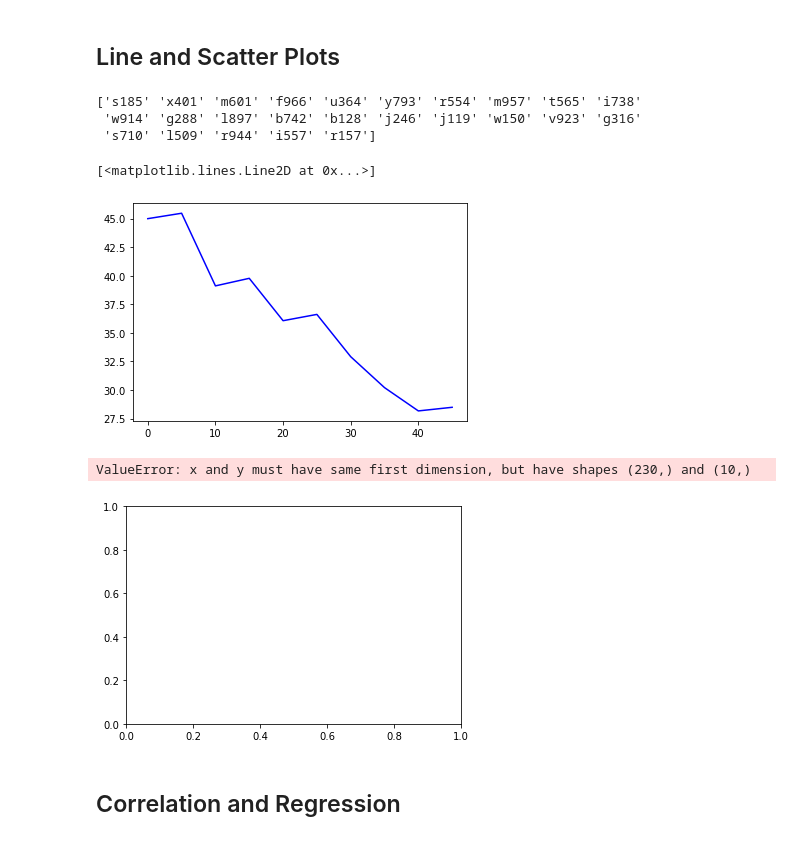
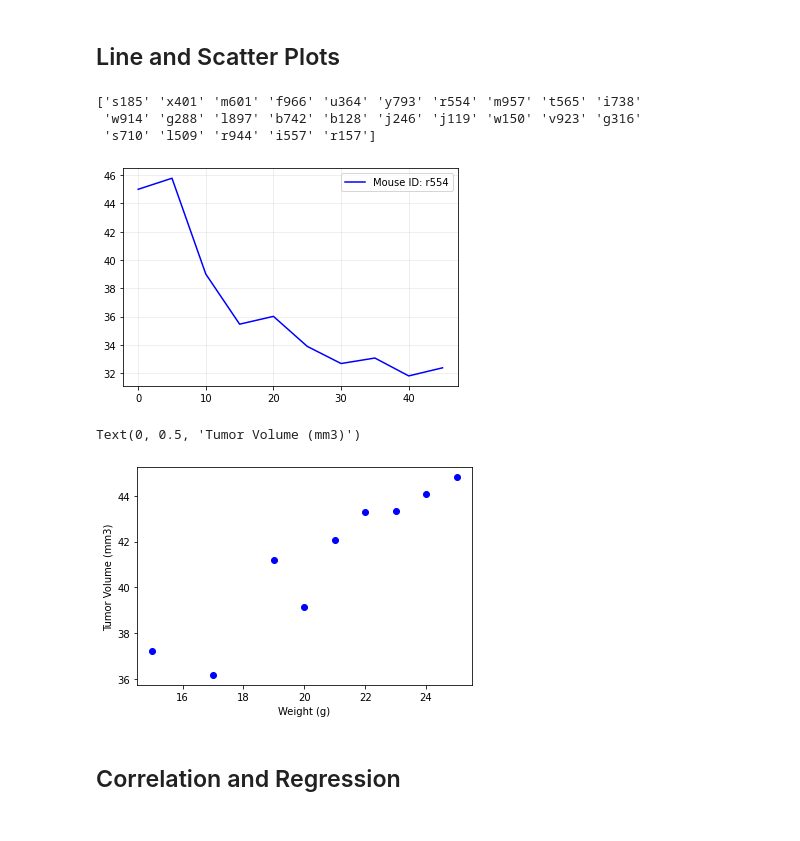
Before and after one commit to i-am-phoenix/rice-btcmp-hw5-matplotlib-challenge, a Jupyter notebook: pymaceuticals_starter.ipynb, the cells around one changed output. Cells and saved outputs as stored; diff of their text form; code cells hidden in the pictures.

Commit message:
Added regression line and calculated corresponding stats. Added labels to the plots

```diff
--- a/pymaceuticals_starter.ipynb
+++ b/pymaceuticals_starter.ipynb
@@ -360,25 +360,38 @@ Text(0.5, 0, 'Drug Regiment')
 list_of_mice_on_Capomulin=all_data[all_data['Drug Regimen']=="Capomulin"]['Mouse ID'].unique()
 print(list_of_mice_on_Capomulin)
 
-# selecting Mouse Id x401
-x=all_data[all_data['Mouse ID']=="x401"]['Timepoint']
-y=all_data[all_data['Mouse ID']=="x401"]['Tumor Volume (mm3)']
-plt.plot(x,y, c="b")
+# randomly select Mouse Id
+import random
+mouse_ID_4_plotting=random.choice(list_of_mice_on_Capomulin)
+# for the sake of reporting to README.md will choose Mouse ID r554
+mouse_ID_4_plotting="r554"
+x=all_data[all_data['Mouse ID']==mouse_ID_4_plotting]['Timepoint']
+y=all_data[all_data['Mouse ID']==mouse_ID_4_plotting]['Tumor Volume (mm3)']
+plt.plot(x,y, c="b", label=f"Mouse ID: {mouse_ID_4_plotting}")
+plt.legend()
+plt.grid(alpha=0.25)
 # %% [output]
 ['s185' 'x401' 'm601' 'f966' 'u364' 'y793' 'r554' 'm957' 't565' 'i738'
  'w914' 'g288' 'l897' 'b742' 'b128' 'j246' 'j119' 'w150' 'v923' 'g316'
  's710' 'l509' 'r944' 'i557' 'r157']
-[<matplotlib.lines.Line2D at 0x...>]
-[figure, old version]
+[figure, new version]
 # %%
 # Generate a scatter plot of average tumor volume vs. mouse weight for the Capomulin regimen
-x=all_data[all_data['Drug Regimen']=="Capomulin"]['Weight (g)']
-y=all_data[all_data['Mouse ID']=="x401"]['Tumor Volume (mm3)']
-plt.plot(x,y, c="b")
-(x,y)
+# x axis represents mice weights of only the mice who were treated with Capomulin
+x=all_data[all_data['Drug Regimen']=="Capomulin"]['Weight (g)'].unique()
+
+# to get y coordinates we first filter the data by dryg name, then group by mouse weight and then
+# take mean of Tumor Volume measurements for each weight group
+y=all_data[all_data['Drug Regimen']=="Capomulin"].groupby('Weight (g)')['Tumor Volume (mm3)'].mean()
+
+# setting up the scater plot
+plt.scatter(x,y, c="b", label='observations')
+# adding axis labels
+plt.xlabel('Weight (g)')
+plt.ylabel('Tumor Volume (mm3)')
 # %% [output]
-ValueError: x and y must have same first dimension, but have shapes (230,) and (10,)
+Text(0, 0.5, 'Tumor Volume (mm3)')
-[figure, old version]
+[figure, new version]
 # %% [markdown]
 ## Correlation and Regression
 # %%
```
Also changed, not shown: parts of 2 cells of this notebook.
